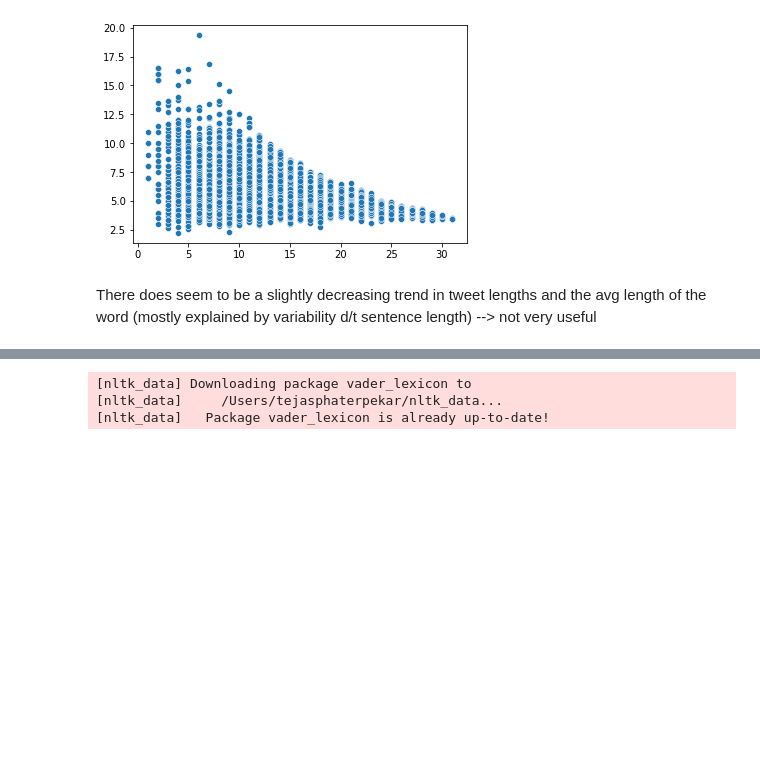
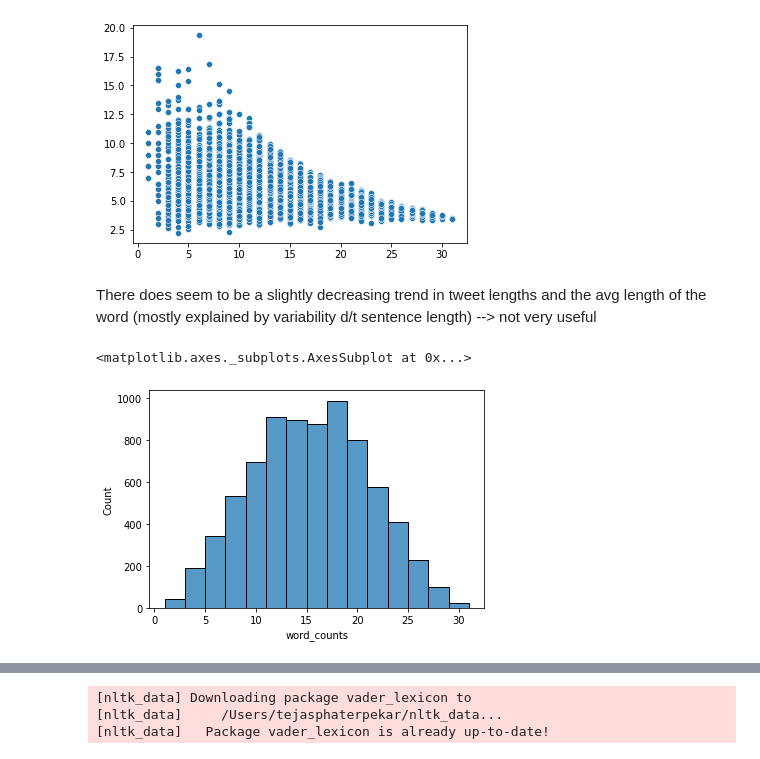
Before and after one commit to tejasph/disaster_tweets, a Jupyter notebook: nlp-trial-a.ipynb, the cells around one changed output, grey strips where cells are left out. Saved outputs shown, nothing was run; the diff lists cells and outputs as text; code cells hidden in the pictures; blank space fills up the shorter version.

Commit message:
did some more exploration of the data

```diff
--- a/nlp-trial-a.ipynb
+++ b/nlp-trial-a.ipynb
@@ -131,3 +143,13 @@ sns.scatterplot(x = word_counts, y = avg_word_length)
 [figure]
 # %% [markdown]
 There does seem to be a slightly decreasing trend in tweet lengths and the avg length of the word (mostly explained by variability d/t sentence length) --> not very useful
+# %%
+# Get word counts for each entry
+train["word_counts"] = train['text'].apply(lambda x: len(x.split()))
+train.head()
+# %%
+# Let's visualize the word counts
+sns.histplot(data = train, x = 'word_counts', binwidth = 2)
+# %% [output]
+<matplotlib.axes._subplots.AxesSubplot at 0x...>
+[figure, added]
```
Also changed, not shown: parts of 22 cells of this notebook.
